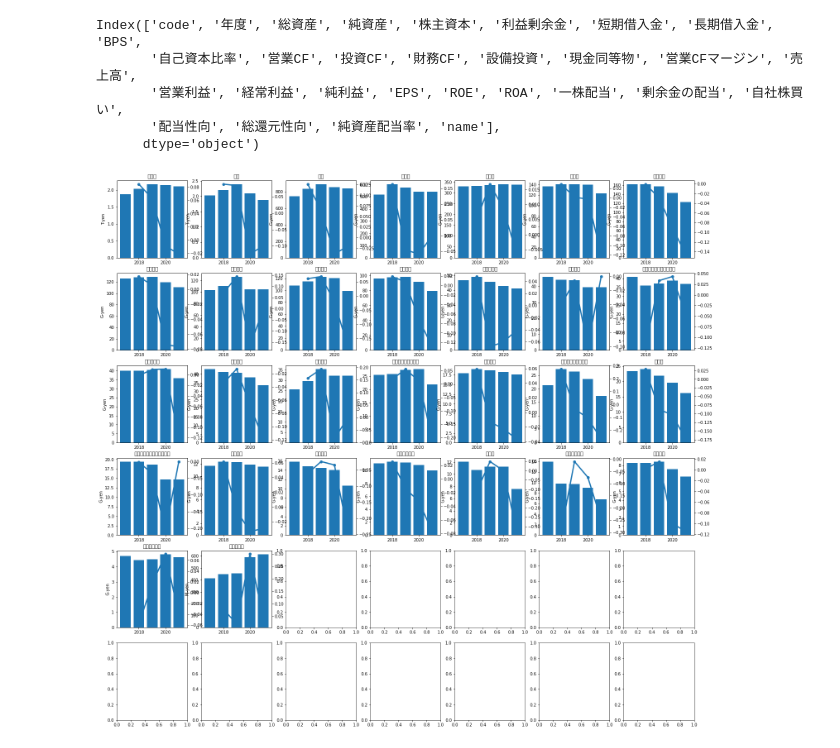
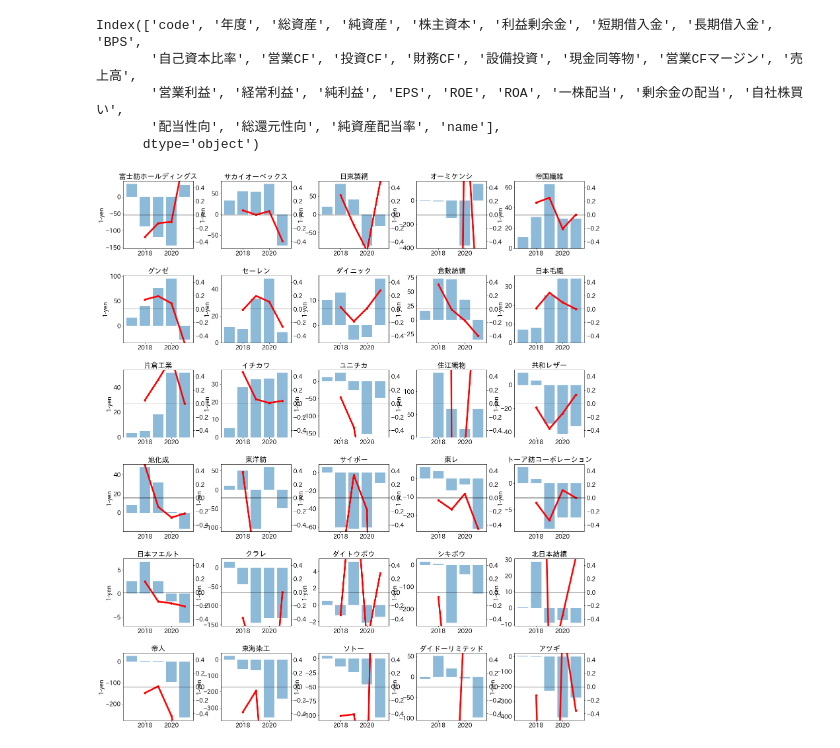
Before and after one commit to soriiieee/analysis_stock, a Jupyter notebook: jupyter/stock_211129_v2.ipynb, the cells around one changed output. Cells and saved outputs as stored; diff of their text form; code cells hidden in the pictures.

```diff
--- a/jupyter/stock_211129_v2.ipynb
+++ b/jupyter/stock_211129_v2.ipynb
@@ -44,7 +111,4 @@ check_cate('market')
 # %%
-cate="name17"
-name = "素材・化学"
-
 def mk_ticker_hash(cate,name):
     _f = sorted(os.listdir(f"../out/ts1/{cate}/{name}"))
     com_hash = { f.split("_")[0][:4] :  f.split(".")[0].split("_")[1] for f in _f}
@@ -85,16 +149,17 @@ def df_funda(cate,name):
     return df
 
 
-def plot_funda(cate,name,info="売上高"):
+def plot_funda(cate,name,info="売上高",brange=[-0.2,0.2]):
     com_hash = mk_ticker_hash(cate,name)
     _code = list(com_hash.keys())
 
     # ------------------------------
-    if len(_code)<=28:
-        f,ax = plt.subplots(4,7,figsize=(25,16))
+    H=5
+    if len(_code)<=30:
+        f,ax = plt.subplots(6,5,figsize=(25,H*6))
     else:
-        _code = _code[:42]
-        f,ax = plt.subplots(6,7,figsize=(25,24))
+        _code = _code[:50]
+        f,ax = plt.subplots(10,5,figsize=(25,H*10))
     ax = ax.flatten()
     # ------------------------------
     df = df_funda(cate,name)
@@ -138,34 +203,48 @@ def plot_funda(cate,name,info="売上高"):
         elif vmax > 1e6:
             tmp[info] /= 1e6
             ylabel = "M-yen"
         elif vmax > 1e3:
             tmp[info] /= 1e3
             ylabel = "K-yen"
         else:
             ylabel = "1-yen"
 
+#         print(tmp)
+        v0 =tmp[info].values[0]*0.9
+        tmp[info] -= v0
 
-        ax[i].bar(tmp["yy"],tmp[info])
+        ax[i].bar(tmp["yy"],tmp[info],alpha=0.5)
         bx = ax[i].twinx()
-        bx.plot(tmp["yy"],tmp["pct_shange"],marker="o",lw=3)
+        bx.plot(tmp["yy"],tmp["pct_shange"],marker="o",lw=5,color="r")
+        bx.set_ylim(brange[0],brange[1])
+        bx.axhline(y=0,color="k", lw=1)
         ax[i].set_title(tmp["name"].values[0])
         ax[i].set_ylabel(ylabel)
 
         ax[i].set_title(name)
 
+    plt.subplots_adjust(wspace=0.4, hspace=0.4)
     plt.show()
     return
 
 
 #-------------
+cate="name17"
+name = "素材・化学"
 # get_stock(cate,name,n=30) # get _data
 # df = df_funda(cate,name)
 info_funda(2021)
-plot_funda(cate,name)
+info='営業利益'
+info='営業CF'
+info='EPS'
+plot_funda(
+    cate,name,info,
+    brange=[-0.5,0.5]
+)
 # %% [output]
 Index(['code', '年度', '総資産', '純資産', '株主資本', '利益剰余金', '短期借入金', '長期借入金', 'BPS',
        '自己資本比率', '営業CF', '投資CF', '財務CF', '設備投資', '現金同等物', '営業CFマージン', '売上高',
        '営業利益', '経常利益', '純利益', 'EPS', 'ROE', 'ROA', '一株配当', '剰余金の配当', '自社株買い',
        '配当性向', '総還元性向', '純資産配当率', 'name'],
       dtype='object')
-[figure, old version]
+[figure, new version]
```
Also changed, not shown: parts of 2 cells of this notebook.
